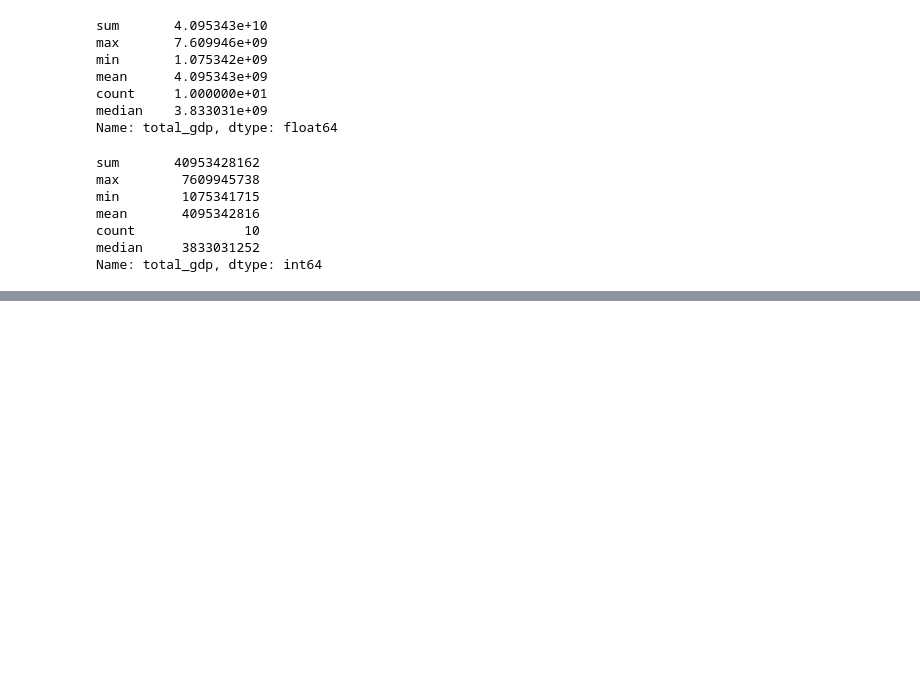
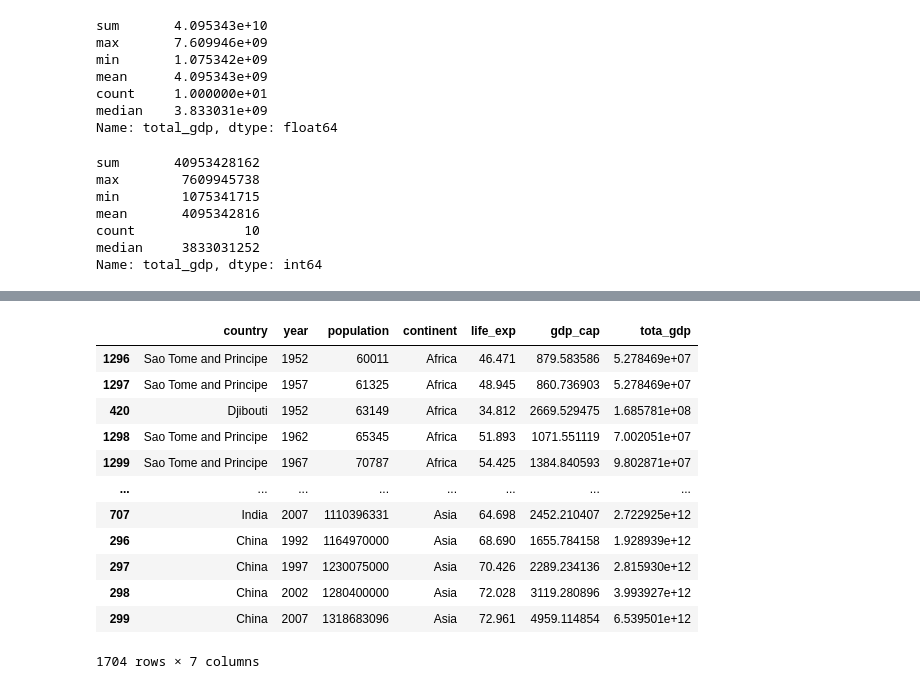
Before and after one commit to V-arshaSharma/Data-Expolatory-, a Jupyter notebook: Mckinsey_csv.ipynb, the cells around one changed output, grey strips where cells are left out. Drawn from its saved outputs; the diff is of its cells as text; code cells hidden in the pictures; blank space fills up the shorter version.

```diff
--- a/Mckinsey_csv.ipynb
+++ b/Mckinsey_csv.ipynb
@@ -188,0 +239,24 @@ Name: total_gdp, dtype: int64
+# %%
+# list only records of lowest gdp in each continent
+# step 1 is sort all values of population in descending order
+
+df4 = df.sort_values("population", ascending = True)
+
+# step 2 , apart from first value, drop all duplicate of "continent"
+df5 = df4.drop_duplicates('continent', keep = 'first')
+# %%
+df4 #here can see the lowest population
+# %% [output]
+|  | country | year | population | continent | life_exp | gdp_cap | tota_gdp |
+| 1296 | Sao Tome and Principe | 1952 | 60011 | Africa | 46.471 | 879.583586 | 5.278469e+07 |
+| 1297 | Sao Tome and Principe | 1957 | 61325 | Africa | 48.945 | 860.736903 | 5.278469e+07 |
+| 420 | Djibouti | 1952 | 63149 | Africa | 34.812 | 2669.529475 | 1.685781e+08 |
+| 1298 | Sao Tome and Principe | 1962 | 65345 | Africa | 51.893 | 1071.551119 | 7.002051e+07 |
+| 1299 | Sao Tome and Principe | 1967 | 70787 | Africa | 54.425 | 1384.840593 | 9.802871e+07 |
+| ... | ... | ... | ... | ... | ... | ... | ... |
+| 707 | India | 2007 | 1110396331 | Asia | 64.698 | 2452.210407 | 2.722925e+12 |
+| 296 | China | 1992 | 1164970000 | Asia | 68.690 | 1655.784158 | 1.928939e+12 |
+| 297 | China | 1997 | 1230075000 | Asia | 70.426 | 2289.234136 | 2.815930e+12 |
+| 298 | China | 2002 | 1280400000 | Asia | 72.028 | 3119.280896 | 3.993927e+12 |
+| 299 | China | 2007 | 1318683096 | Asia | 72.961 | 4959.114854 | 6.539501e+12 |
+1704 rows × 7 columns
```
Also changed, not shown: parts of 17 cells of this notebook.
